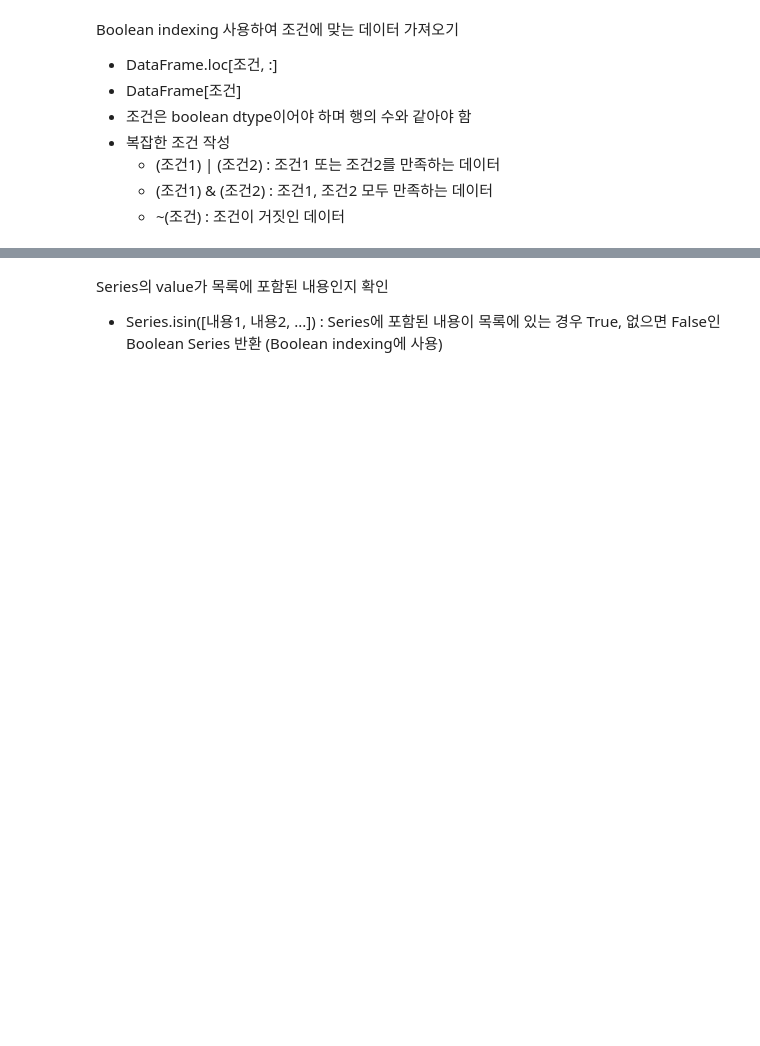
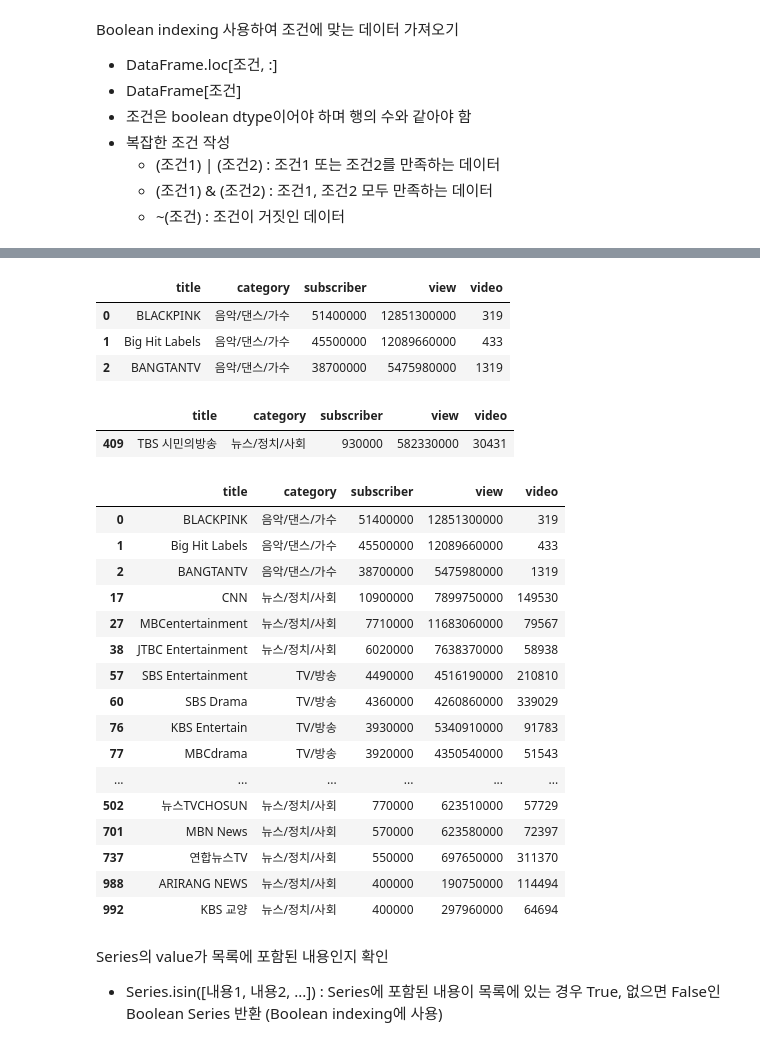
Before and after one commit to localtic/bigdata, a Jupyter notebook: [pandas_01]_youtube_LAB.ipynb, the cells around one changed output, grey strips where cells are left out. Saved outputs shown, nothing was run; the diff lists cells and outputs as text; code cells hidden in the pictures; blank space fills up the shorter version.

```diff
--- a/[pandas_01]_youtube_LAB.ipynb
+++ b/[pandas_01]_youtube_LAB.ipynb
@@ -701,10 +803,41 @@ temp
 # %%
 # [1-38] 'subscriber'가 30000000 (3천만) 이상인 채널을 알아봅니다.
+df[df['subscriber'] >= 30000000]
+# %% [output]
+|  | title | category | subscriber | view | video |
+| 0 | BLACKPINK | 음악/댄스/가수 | 51400000 | 12851300000 | 319 |
+| 1 | Big Hit Labels | 음악/댄스/가수 | 45500000 | 12089660000 | 433 |
+| 2 | BANGTANTV | 음악/댄스/가수 | 38700000 | 5475980000 | 1319 |
 # %%
 # [1-39] 'video' 개수가 30000 이상 35000 이하인 채널을 알아봅니다.
+# 조건 꼭 괄호로 묶기
+df[(df['video'] >= 30000) & (df['video'] <= 35000)]
+# %% [output]
+|  | title | category | subscriber | view | video |
+| 409 | TBS 시민의방송 | 뉴스/정치/사회 | 930000 | 582330000 | 30431 |
 # %%
 # [1-40] 'subscriber'가 30000000 (3천만)이상 이거나,
 #        'video' 개수가 50000 이상인 채널을 알아봅니다.
+df[(df['subscriber'] >= 30000000) | (df['video'] >= 50000)]
+# df.loc[(df['subscriber'] >= 30000000) | (df['video'] >= 50000), :]
+# %% [output]
+|  | title | category | subscriber | view | video |
+| 0 | BLACKPINK | 음악/댄스/가수 | 51400000 | 12851300000 | 319 |
+| 1 | Big Hit Labels | 음악/댄스/가수 | 45500000 | 12089660000 | 433 |
+| 2 | BANGTANTV | 음악/댄스/가수 | 38700000 | 5475980000 | 1319 |
+| 17 | CNN | 뉴스/정치/사회 | 10900000 | 7899750000 | 149530 |
+| 27 | MBCentertainment | 뉴스/정치/사회 | 7710000 | 11683060000 | 79567 |
+| 38 | JTBC Entertainment | 뉴스/정치/사회 | 6020000 | 7638370000 | 58938 |
+| 57 | SBS Entertainment | TV/방송 | 4490000 | 4516190000 | 210810 |
+| 60 | SBS Drama | TV/방송 | 4360000 | 4260860000 | 339029 |
+| 76 | KBS Entertain | TV/방송 | 3930000 | 5340910000 | 91783 |
+| 77 | MBCdrama | TV/방송 | 3920000 | 4350540000 | 51543 |
+| ... | ... | ... | ... | ... | ... |
+| 502 | 뉴스TVCHOSUN | 뉴스/정치/사회 | 770000 | 623510000 | 57729 |
+| 701 | MBN News | 뉴스/정치/사회 | 570000 | 623580000 | 72397 |
+| 737 | 연합뉴스TV | 뉴스/정치/사회 | 550000 | 697650000 | 311370 |
+| 988 | ARIRANG NEWS | 뉴스/정치/사회 | 400000 | 190750000 | 114494 |
+| 992 | KBS 교양 | 뉴스/정치/사회 | 400000 | 297960000 | 64694 |
 # %% [markdown]
 Series의 value가 목록에 포함된 내용인지 확인
 - Series.isin([내용1, 내용2, ...]) : Series에 포함된 내용이 목록에 있는 경우 True, 없으면 False인 Boolean Series 반환 (Boolean indexing에 사용)
```
Also changed, not shown: parts of 19 cells of this notebook.
